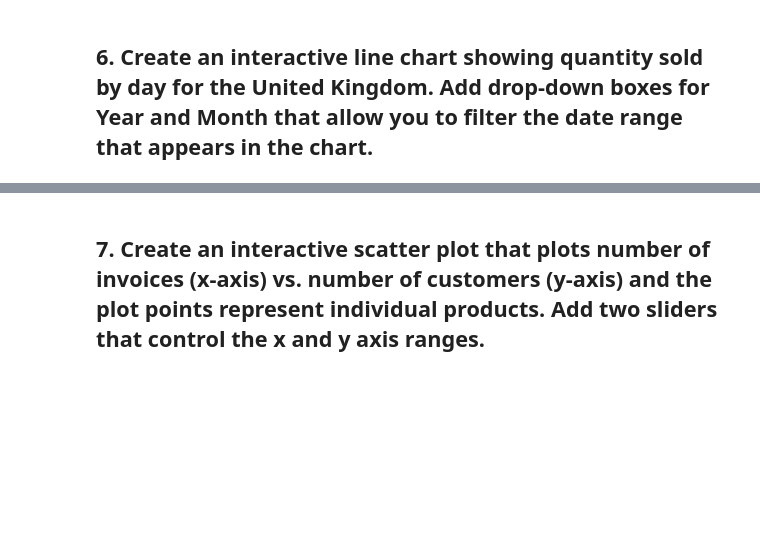
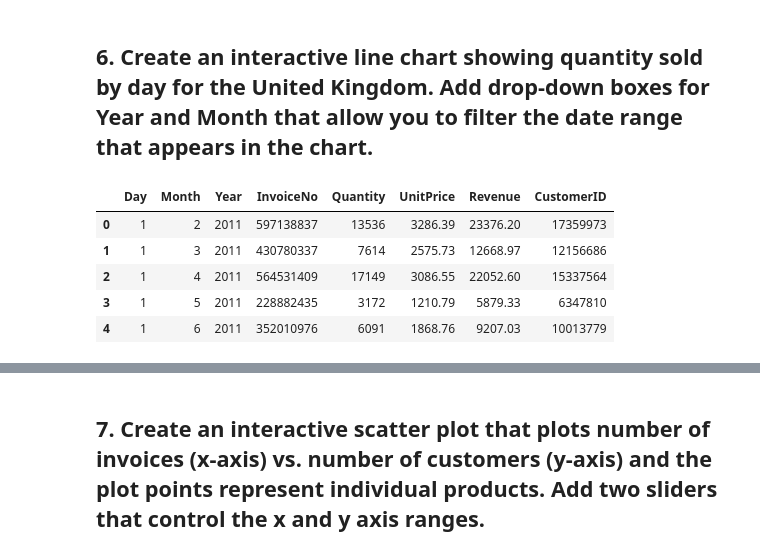
Before and after one commit to ironhack-datalabs/datamad0120, a Jupyter notebook: module-2/lab-interactive-visualization/your-code/main.ipynb, the cells around one changed output, grey strips where cells are left out. Saved outputs shown, nothing was run; the diff lists cells and outputs as text; code cells hidden in the pictures; blank space fills up the shorter version.

```diff
--- a/module-2/lab-interactive-visualization/your-code/main.ipynb
+++ b/module-2/lab-interactive-visualization/your-code/main.ipynb
@@ -114,3 +147,14 @@ data['Year'] = pd.DatetimeIndex(data['InvoiceDate']).year
 data['Month'] = pd.DatetimeIndex(data['InvoiceDate']).month
 data['Day'] = pd.DatetimeIndex(data['InvoiceDate']).day
 uk = data[data['Country']=='United Kingdom']
+# %%
+datauk = uk.groupby(['Day','Month','Year']).sum()
+datauk = datauk.reset_index()
+datauk.head()
+# %% [output]
+|  | Day | Month | Year | InvoiceNo | Quantity | UnitPrice | Revenue | CustomerID |
+| 0 | 1 | 2 | 2011 | 597138837 | 13536 | 3286.39 | 23376.20 | 17359973 |
+| 1 | 1 | 3 | 2011 | 430780337 | 7614 | 2575.73 | 12668.97 | 12156686 |
+| 2 | 1 | 4 | 2011 | 564531409 | 17149 | 3086.55 | 22052.60 | 15337564 |
+| 3 | 1 | 5 | 2011 | 228882435 | 3172 | 1210.79 | 5879.33 | 6347810 |
+| 4 | 1 | 6 | 2011 | 352010976 | 6091 | 1868.76 | 9207.03 | 10013779 |
```
Also changed, not shown: parts of 10 cells of this notebook.
